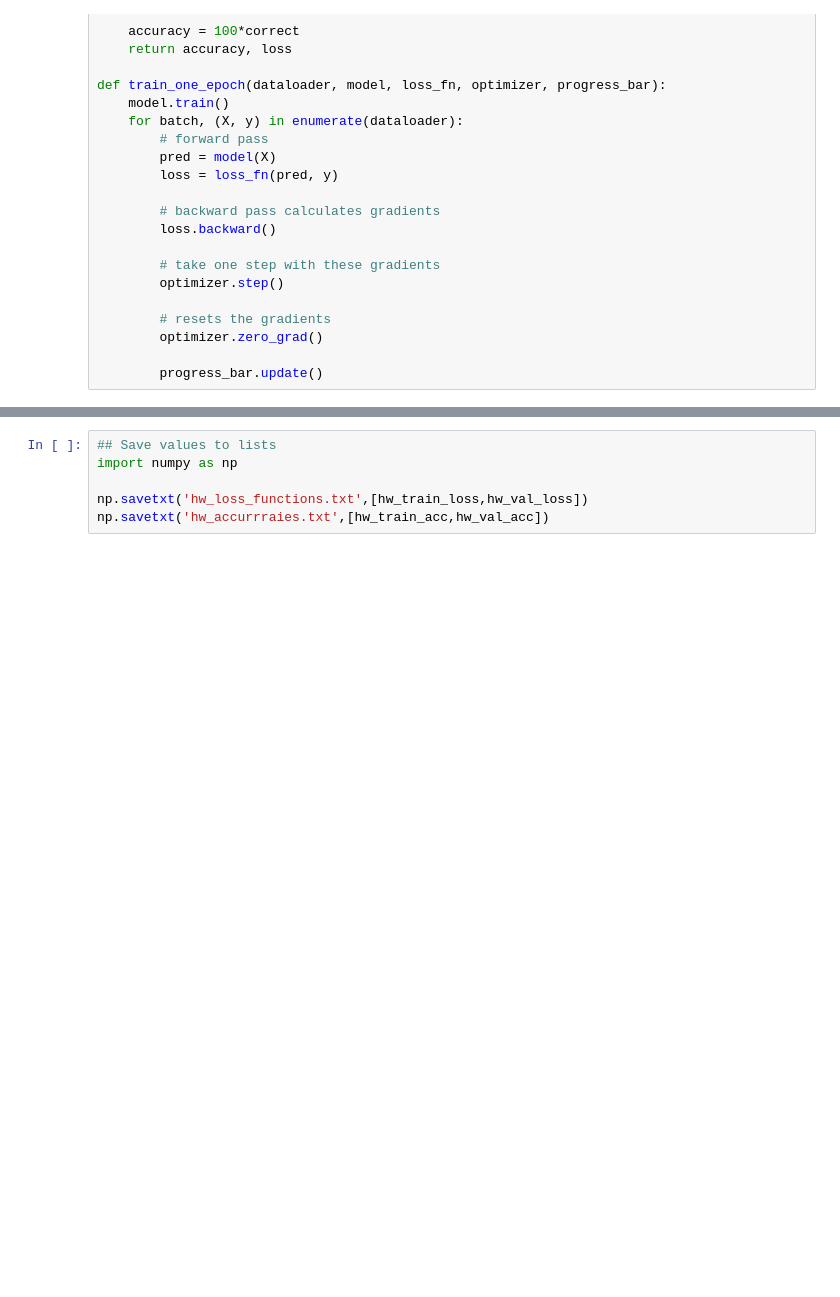
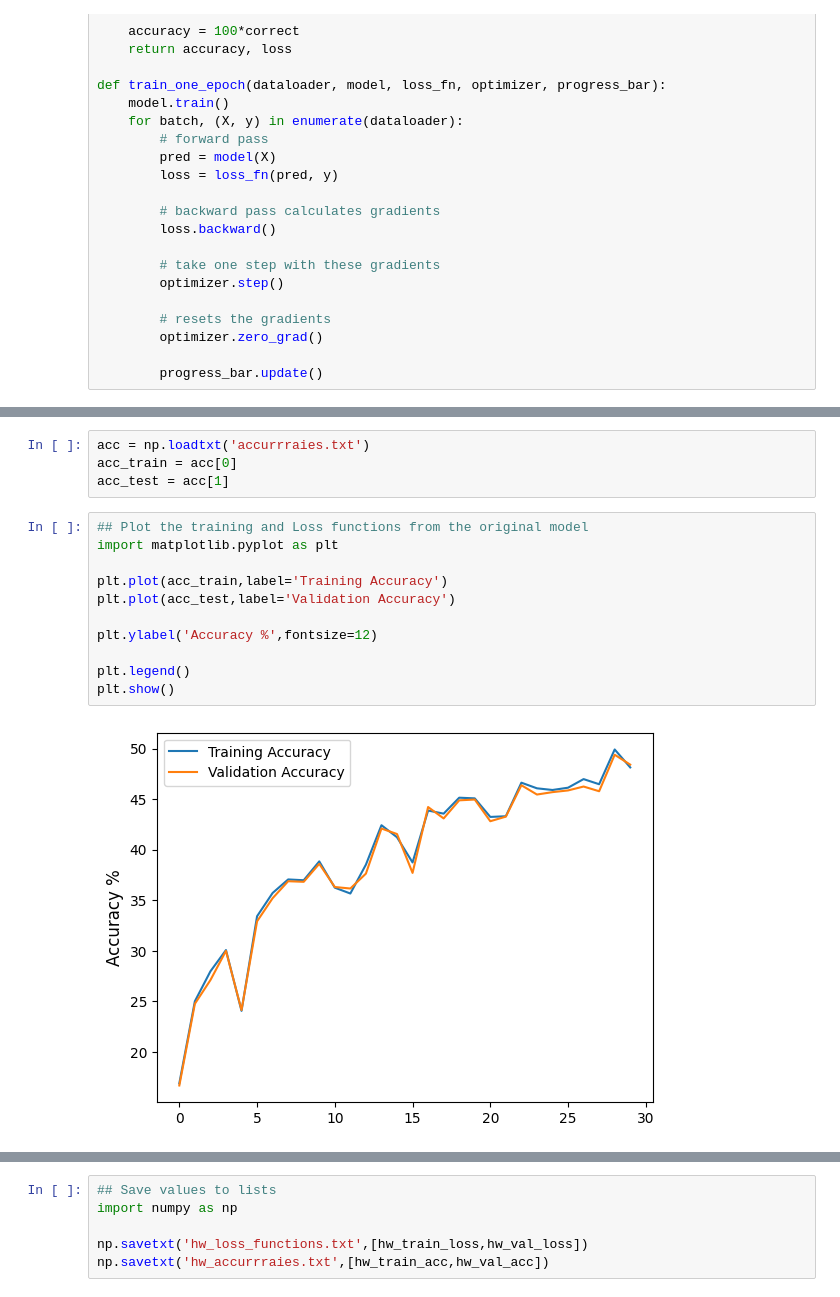
Before and after one commit to omendibleba/ai-science-training-series, a Jupyter notebook: 03_advanced_neural_networks/2024_03_12_MendibleHomework_Session3_py.ipynb.ipynb, the cells around one changed output, grey strips where cells are left out. Saved outputs shown, nothing was run; the diff lists cells and outputs as text; blank space fills up the shorter version.

```diff
--- a/03_advanced_neural_networks/2024_03_12_MendibleHomework_Session3_py.ipynb.ipynb
+++ b/03_advanced_neural_networks/2024_03_12_MendibleHomework_Session3_py.ipynb.ipynb
@@ -355,0 +374,17 @@ plt.show()
+# %%
+acc = np.loadtxt('accurrraies.txt')
+acc_train = acc[0]
+acc_test = acc[1]
+# %%
+## Plot the training and Loss functions from the original model
+import matplotlib.pyplot as plt
+
+plt.plot(acc_train,label='Training Accuracy')
+plt.plot(acc_test,label='Validation Accuracy')
+
+plt.ylabel('Accuracy %',fontsize=12)
+
+plt.legend()
+plt.show()
+# %% [output]
+[figure, added]
```
Also changed, not shown: parts of 15 cells of this notebook, 4 other files.
